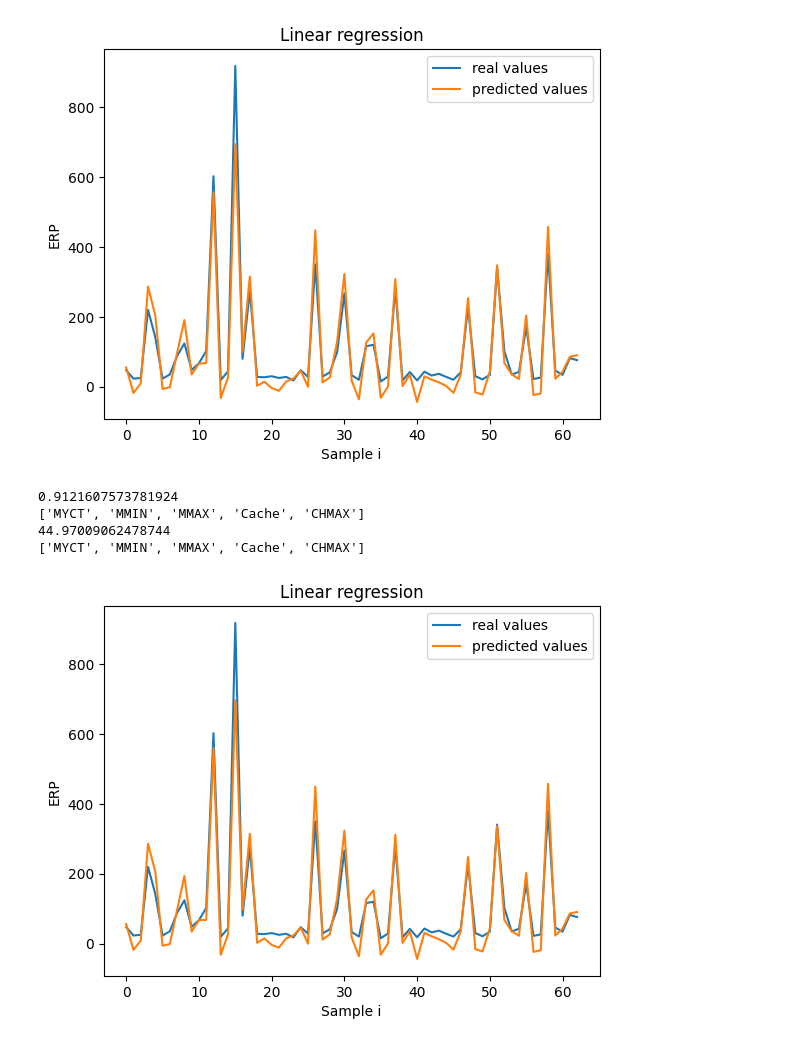
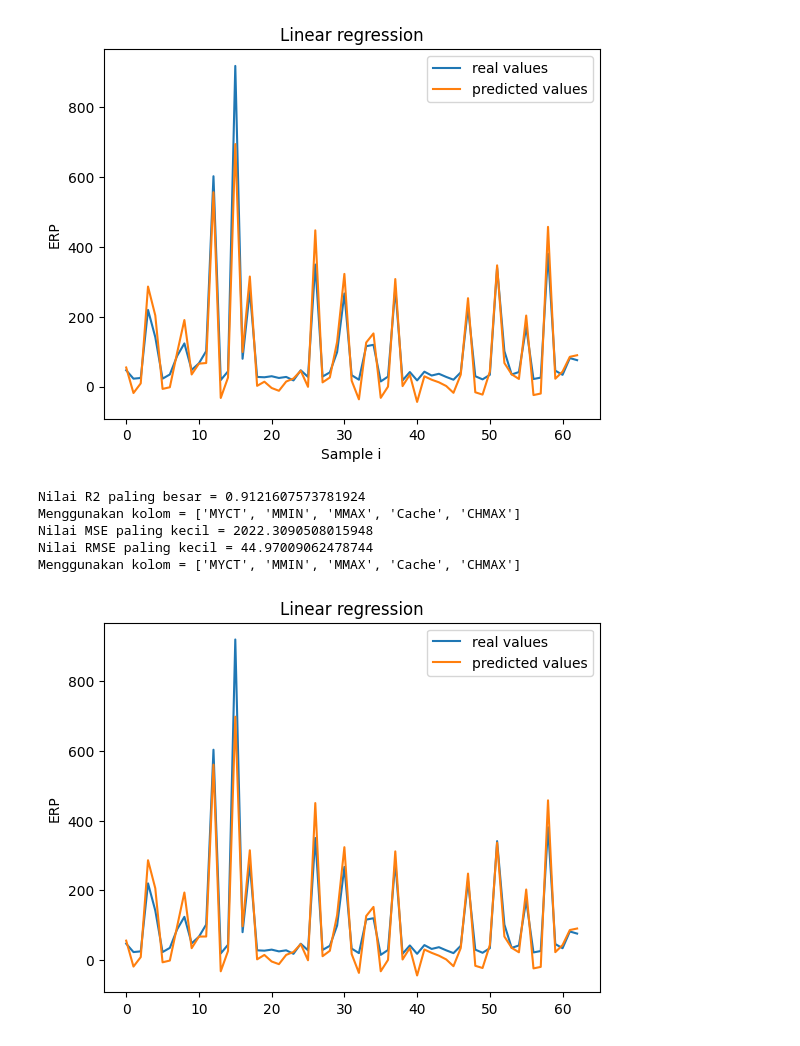
Before and after one commit to RDhanuE/Statistika11, a Jupyter notebook: Visualisasi Data Computer Hardware.ipynb, the cells around one changed output. Saved outputs shown, nothing was run; the diff lists cells and outputs as text; code cells hidden in the pictures.

```diff
--- a/Visualisasi Data Computer Hardware.ipynb
+++ b/Visualisasi Data Computer Hardware.ipynb
@@ -156,9 +193,12 @@ import matplotlib.pyplot as plt
 
 variables = ['MYCT' ,'MMIN', 'MMAX', 'Cache', 'CHMIN', 'CHMAX']
 rmse_min = 0
+mse_min = 0
 r2_max = 0
 rmse_Table = []
 r2_Table = []
+r2_ratio = 0
+rmse_ratio = 0
 used_y_pred = []
 used_y_test = []
 
@@ -177,47 +217,52 @@ for r in range(1, len(variables)):
         X = data_X.astype(float).values
         y = data_Y.astype(float).values
 
-        X_train, X_test, y_train, y_test = train_test_split(X, y, test_size=0.3, random_state=42)
+        X_train, X_test, y_train, y_test = train_test_split(X, y, test_size= 0.3, random_state=42)
         reg = LinearRegression()
         reg.fit(X_train, y_train)
 
 
         y_pred = reg.predict(X_test)
 
 
         mse = mean_squared_error(y_test,y_pred)
         rmse = np.sqrt(mse)
         r2 = r2_score(y_test,y_pred)
 
         if r2_max < r2:
             r2_Table.clear()
             for i in data_X.columns:
                 r2_Table.append(i)
             r2_max = r2
-            used_y_pred = y_pred
-            used_y_test = y_test
 
         if rmse_min > rmse or rmse_min == 0:
             rmse_Table.clear()
             for i in data_X.columns:
                 rmse_Table.append(i)
+            mse_min = mse
+            used_y_pred = y_pred
+            used_y_test = y_test
             rmse_min = rmse
 
-print(r2_max)
+print("Nilai R2 paling besar = " + str(r2_max))
+print("Menggunakan kolom = ", end="")
 print(r2_Table)
-print(rmse_min)
+print("Nilai MSE paling kecil = " + str(mse_min))
+print("Nilai RMSE paling kecil = " + str(rmse_min))
+print("Menggunakan kolom = ", end="")
 print(rmse_Table)
 
-
+ax = plt.axes()
+ax.set_facecolor("white")
 sns.lineplot(data=used_y_test[:100],label='real values')
 sns.lineplot(data=used_y_pred[:100],label='predicted values')
 plt.title("Linear regression")
-plt.xlabel('Sample i')
 plt.ylabel('ERP')
 plt.show()
 # %% [output]
-0.9121607573781924
-['MYCT', 'MMIN', 'MMAX', 'Cache', 'CHMAX']
-44.97009062478744
-['MYCT', 'MMIN', 'MMAX', 'Cache', 'CHMAX']
+Nilai R2 paling besar = 0.9121607573781924
+Menggunakan kolom = ['MYCT', 'MMIN', 'MMAX', 'Cache', 'CHMAX']
+Nilai MSE paling kecil = 2022.3090508015948
+Nilai RMSE paling kecil = 44.97009062478744
+Menggunakan kolom = ['MYCT', 'MMIN', 'MMAX', 'Cache', 'CHMAX']
-[figure, old version]
+[figure, new version]
```
Also changed, not shown: parts of 12 cells of this notebook.
